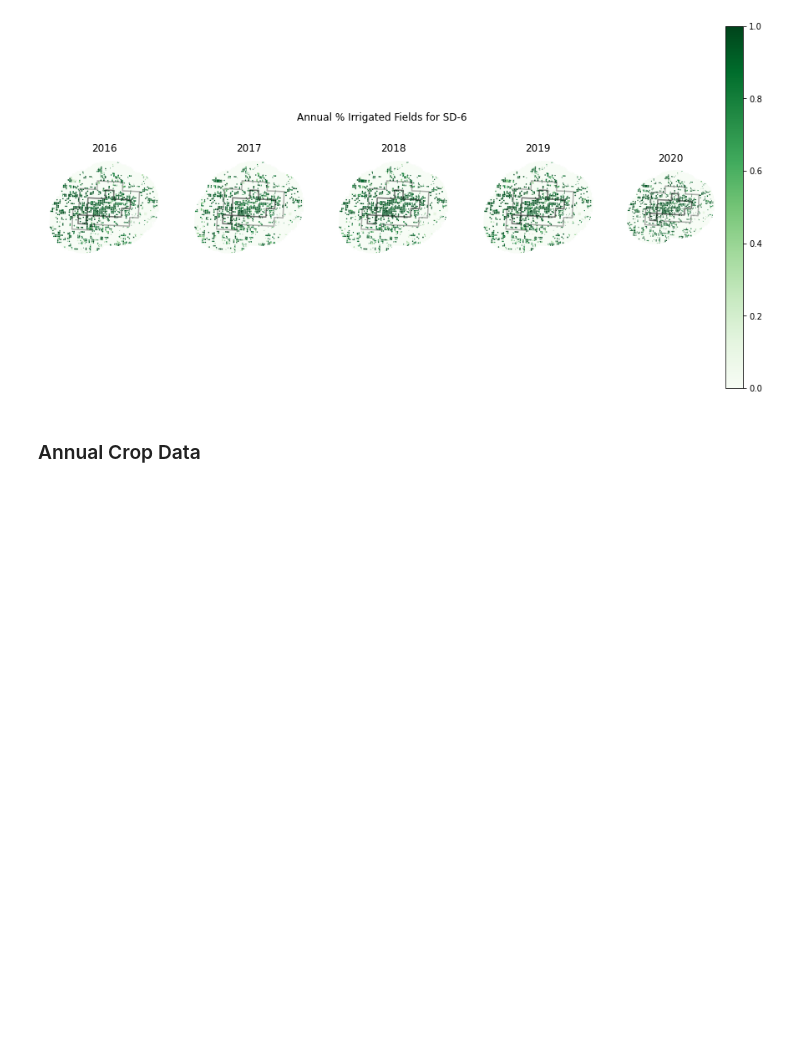
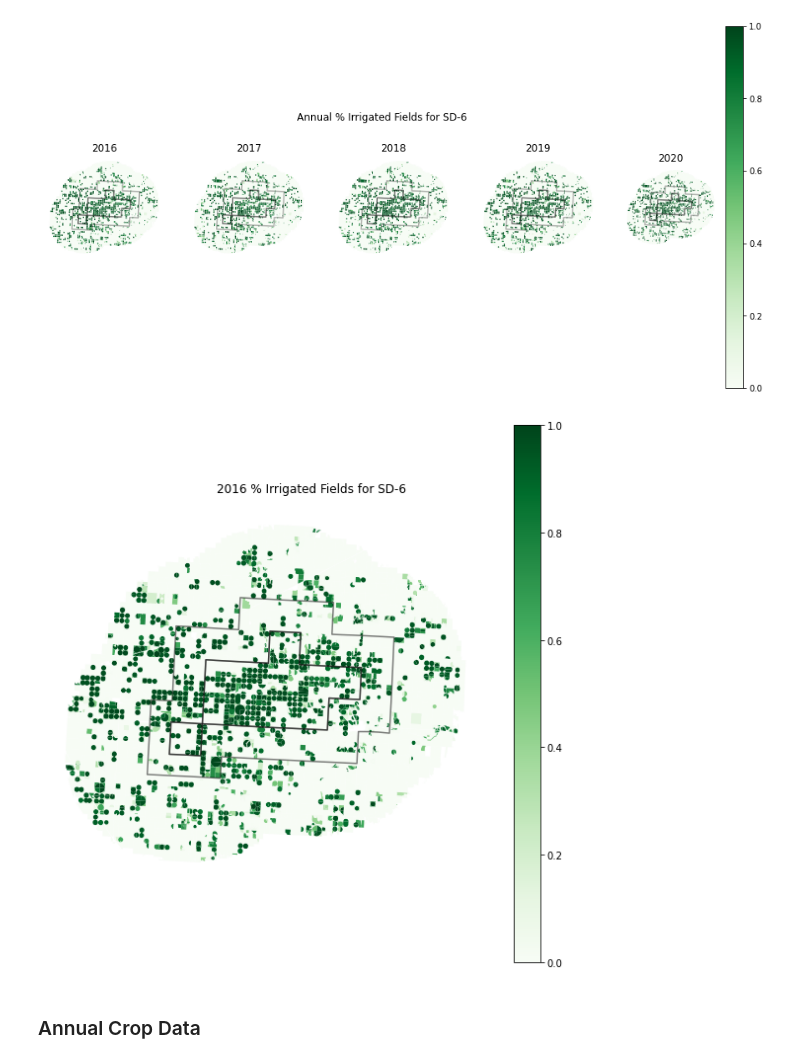
Before and after one commit to HEAL-KGS/eggs, a Jupyter notebook: eggs_data.ipynb, the cells around one changed output. Drawn from its saved outputs; the diff is of its cells as text; code cells hidden in the pictures; blank space fills up the shorter version.

```diff
--- a/eggs_data.ipynb
+++ b/eggs_data.ipynb
@@ -843,6 +831,25 @@ plt.savefig('AnnualIrrigatedFieldsSD6.png', dpi=500)
 plt.show()
 # %% [output]
 [figure]
+# %%
+fig, axs = plt.subplots(figsize=(10,10))
+fig.suptitle('2016 % Irrigated Fields for SD-6', y=0.80)
+fig.patch.set_facecolor('white')
+
+aim_years.plot(aim_years['2016'], ax=axs, legend=True, cmap='Greens')
+boundary.boundary.plot(ax=axs, color='k', alpha=0.5)
+buffer.boundary.plot(ax=axs, color='k', alpha=0.5)
+axs.patch.set_facecolor('white')
+axs.set_xticks([]) # remove tick marks
+axs.set_xticklabels([]) # remove tick mark labels
+axs.set_yticks([])
+axs.set_yticklabels([])
+axs.spines['top'].set_visible(False) # remove border around plot
+axs.spines['right'].set_visible(False)
+axs.spines['bottom'].set_visible(False)
+axs.spines['left'].set_visible(False)
+# %% [output]
+[figure, added]
 # %% [markdown]
 ### Annual Crop Data
 # %%
```
Also changed, not shown: parts of 6 cells of this notebook, 1 other file.
